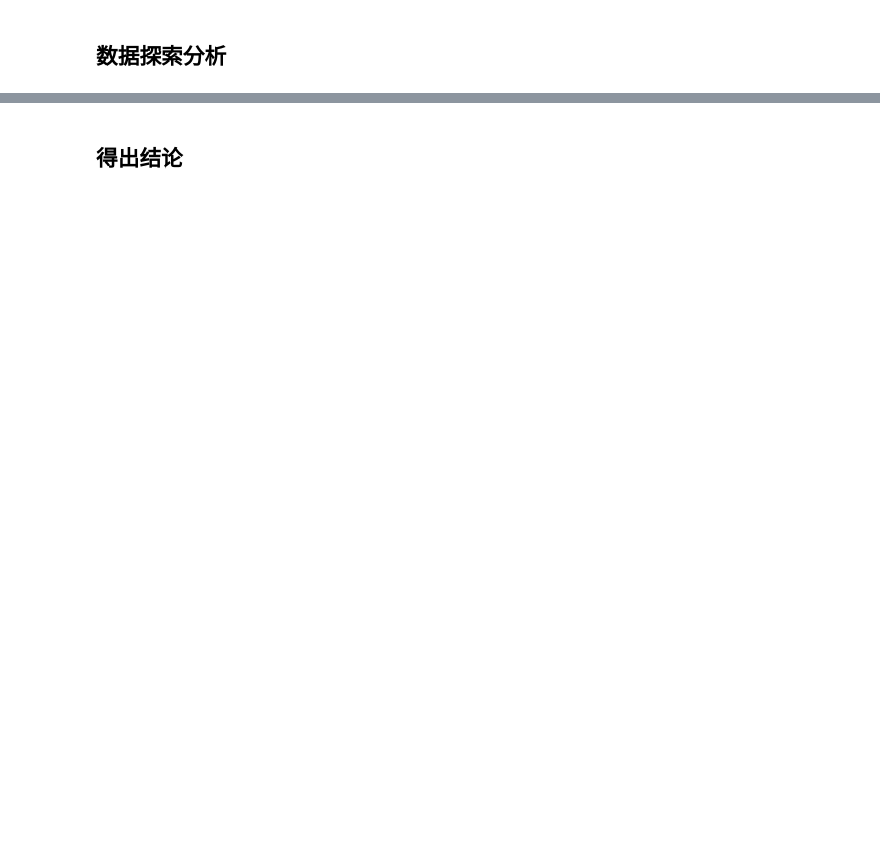
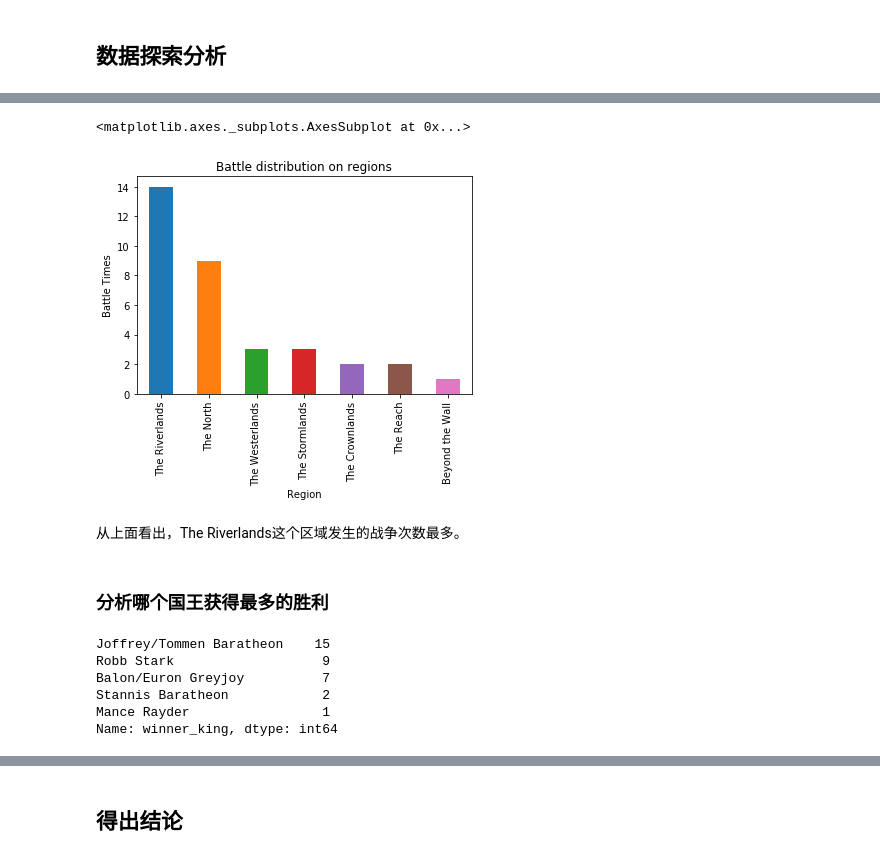
Before and after one commit to guomxin/ud-battle-analysis, a Jupyter notebook: Game_of_thrones_battle_analysis.ipynb, the cells around one changed output, grey strips where cells are left out. Cells and saved outputs as stored; diff of their text form; code cells hidden in the pictures; blank space fills up the shorter version.

```diff
--- a/Game_of_thrones_battle_analysis.ipynb
+++ b/Game_of_thrones_battle_analysis.ipynb
@@ -83,0 +83,3 @@ plt.rcParams['axes.unicode_minus']=False #用来正常显示负号
+# %%
+# 读入数据
+battles_df = pd.read_csv('battles.csv')
@@ -83,0 +124,3 @@ plt.rcParams['axes.unicode_minus']=False #用来正常显示负号
+# %%
+# 把attacker_king, defender_king及attacker_outcome有缺失的数据清除
+battles_df = battles_df[(battles_df['attacker_king'].isna() | battles_df['defender_king'].isna() | battles_df['attacker_outcome'].isna()) != True]
@@ -83,0 +149,9 @@ plt.rcParams['axes.unicode_minus']=False #用来正常显示负号
+# %%
+# 把attacker_size和defender_size转换为整形
+battles_df['attacker_size'] = battles_df['attacker_size'].fillna(-1).astype('int32')
+battles_df['defender_size'] = battles_df['defender_size'].fillna(-1).astype('int32')
+# %%
+# 把major_death, major_capture和summer转换为bool类型
+battles_df['major_death'] = battles_df['major_death'].astype('bool')
+battles_df['major_capture'] = battles_df['major_capture'].astype('bool')
+battles_df['summer'] = battles_df['summer'].astype('bool')
@@ -89,0 +193,12 @@ plt.rcParams['axes.unicode_minus']=False #用来正常显示负号
+# %%
+plt.xlabel('Region')
+plt.ylabel('Battle Times')
+plt.title('Battle distribution on regions')
+battles_df['region'].value_counts().plot(kind='bar')
+# %% [output]
+<matplotlib.axes._subplots.AxesSubplot at 0x...>
+[figure, added]
+# %% [markdown]
+从上面看出，The Riverlands这个区域发生的战争次数最多。
+# %% [markdown]
+### 分析哪个国王获得最多的胜利
@@ -89,0 +215,9 @@ plt.rcParams['axes.unicode_minus']=False #用来正常显示负号
+# %%
+battles_df['winner_king'].value_counts()
+# %% [output]
+Joffrey/Tommen Baratheon    15
+Robb Stark                   9
+Balon/Euron Greyjoy          7
+Stannis Baratheon            2
+Mance Rayder                 1
+Name: winner_king, dtype: int64
```
Also changed, not shown: parts of 34 cells of this notebook.
